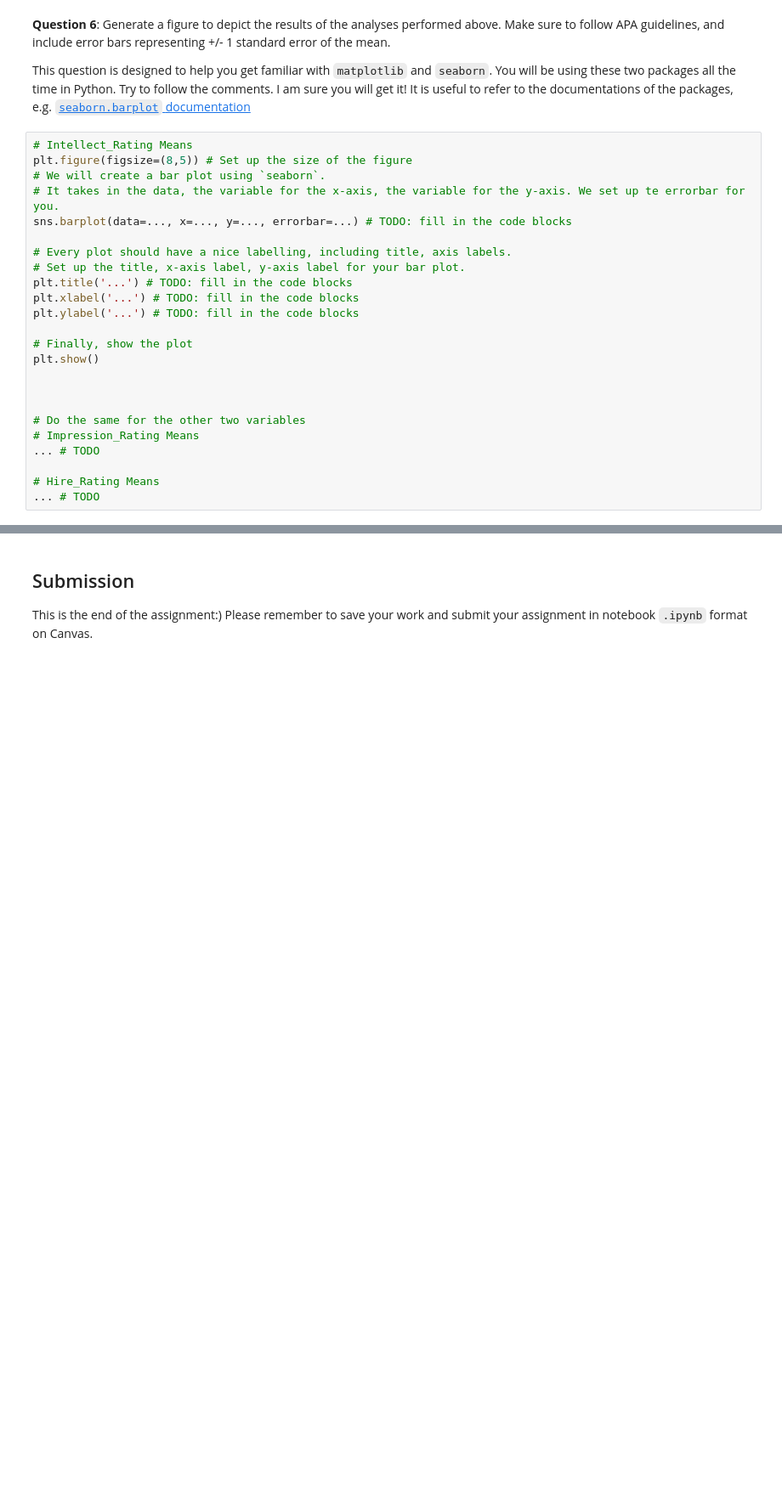
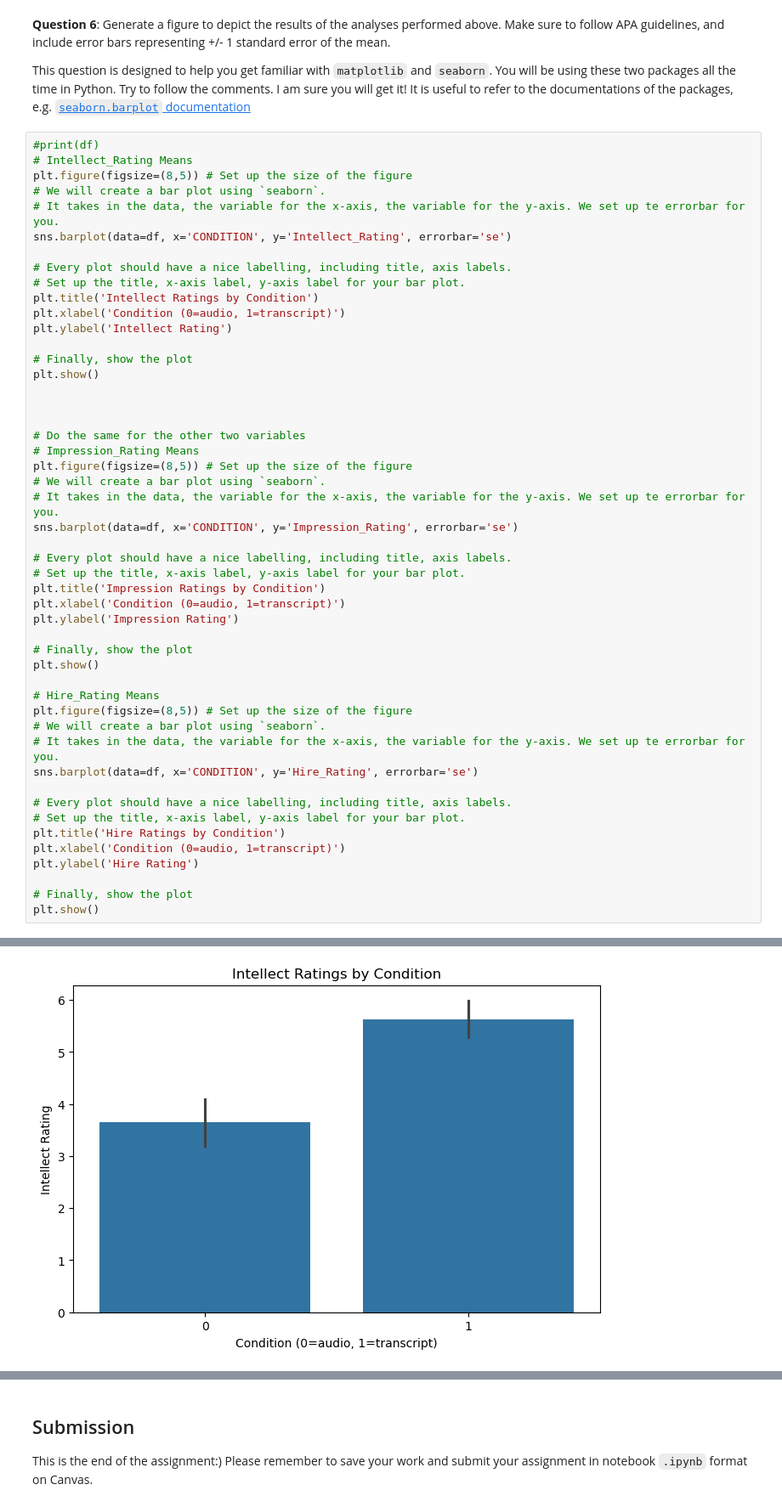
Before and after one commit to norahharper/SI313, a Jupyter notebook: 2-2-26 HW/T-Tests Template.ipynb, the cells around one changed output, grey strips where cells are left out. Shown at 85% size. Drawn from its saved outputs; the diff is of its cells as text; blank space fills up the shorter version.

```diff
--- a/2-2-26 HW/T-Tests Template.ipynb
+++ b/2-2-26 HW/T-Tests Template.ipynb
@@ -213,17 +213,18 @@ APA guidelines, and include error bars representing +/- 1 standard error of the
 
 This question is designed to help you get familiar with `matplotlib` and `seaborn`. You will be using these two packages all the time in Python. Try to follow the comments. I am sure you will get it! It is useful to refer to the documentations of the packages, e.g. [`seaborn.barplot` documentation](https://seaborn.pydata.org/generated/seaborn.barplot.html)
 # %%
+#print(df)
 # Intellect_Rating Means
 plt.figure(figsize=(8,5)) # Set up the size of the figure
 # We will create a bar plot using `seaborn`.
 # It takes in the data, the variable for the x-axis, the variable for the y-axis. We set up te errorbar for you.
-sns.barplot(data=..., x=..., y=..., errorbar=...) # TODO: fill in the code blocks
+sns.barplot(data=df, x='CONDITION', y='Intellect_Rating', errorbar='se')
 
 # Every plot should have a nice labelling, including title, axis labels.
 # Set up the title, x-axis label, y-axis label for your bar plot.
-plt.title('...') # TODO: fill in the code blocks
-plt.xlabel('...') # TODO: fill in the code blocks
-plt.ylabel('...') # TODO: fill in the code blocks
+plt.title('Intellect Ratings by Condition')
+plt.xlabel('Condition (0=audio, 1=transcript)')
+plt.ylabel('Intellect Rating')
 
 # Finally, show the plot
 plt.show()
@@ -232,8 +233,32 @@ plt.show()
 
 # Do the same for the other two variables
 # Impression_Rating Means
-... # TODO
+plt.figure(figsize=(8,5)) # Set up the size of the figure
+# We will create a bar plot using `seaborn`.
+# It takes in the data, the variable for the x-axis, the variable for the y-axis. We set up te errorbar for you.
+sns.barplot(data=df, x='CONDITION', y='Impression_Rating', errorbar='se')
+
+# Every plot should have a nice labelling, including title, axis labels.
+# Set up the title, x-axis label, y-axis label for your bar plot.
+plt.title('Impression Ratings by Condition')
+plt.xlabel('Condition (0=audio, 1=transcript)')
+plt.ylabel('Impression Rating')
+
+# Finally, show the plot
+plt.show()
 
 # Hire_Rating Means
-... # TODO
+plt.figure(figsize=(8,5)) # Set up the size of the figure
+# We will create a bar plot using `seaborn`.
+# It takes in the data, the variable for the x-axis, the variable for the y-axis. We set up te errorbar for you.
+sns.barplot(data=df, x='CONDITION', y='Hire_Rating', errorbar='se')
+
+# Every plot should have a nice labelling, including title, axis labels.
+# Set up the title, x-axis label, y-axis label for your bar plot.
+plt.title('Hire Ratings by Condition')
+plt.xlabel('Condition (0=audio, 1=transcript)')
+plt.ylabel('Hire Rating')
+
+# Finally, show the plot
+plt.show()
 # %% [output]
@@ -241,0 +265 @@ TypeError: Data source must be a DataFrame or Mapping, not <class 'ellipsis'>.
+[figure, added]
```
Also changed, not shown: parts of 3 cells of this notebook.
